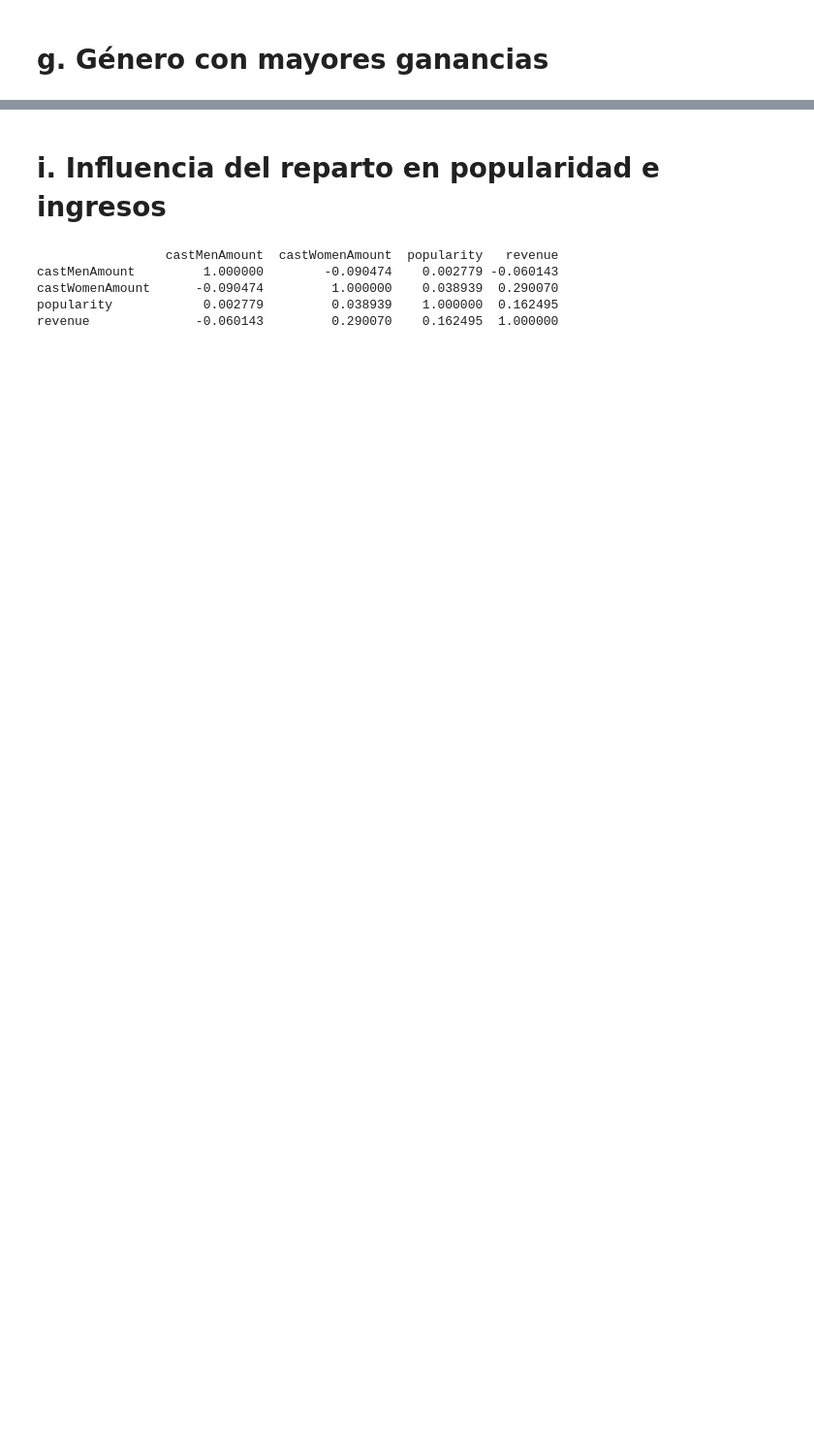
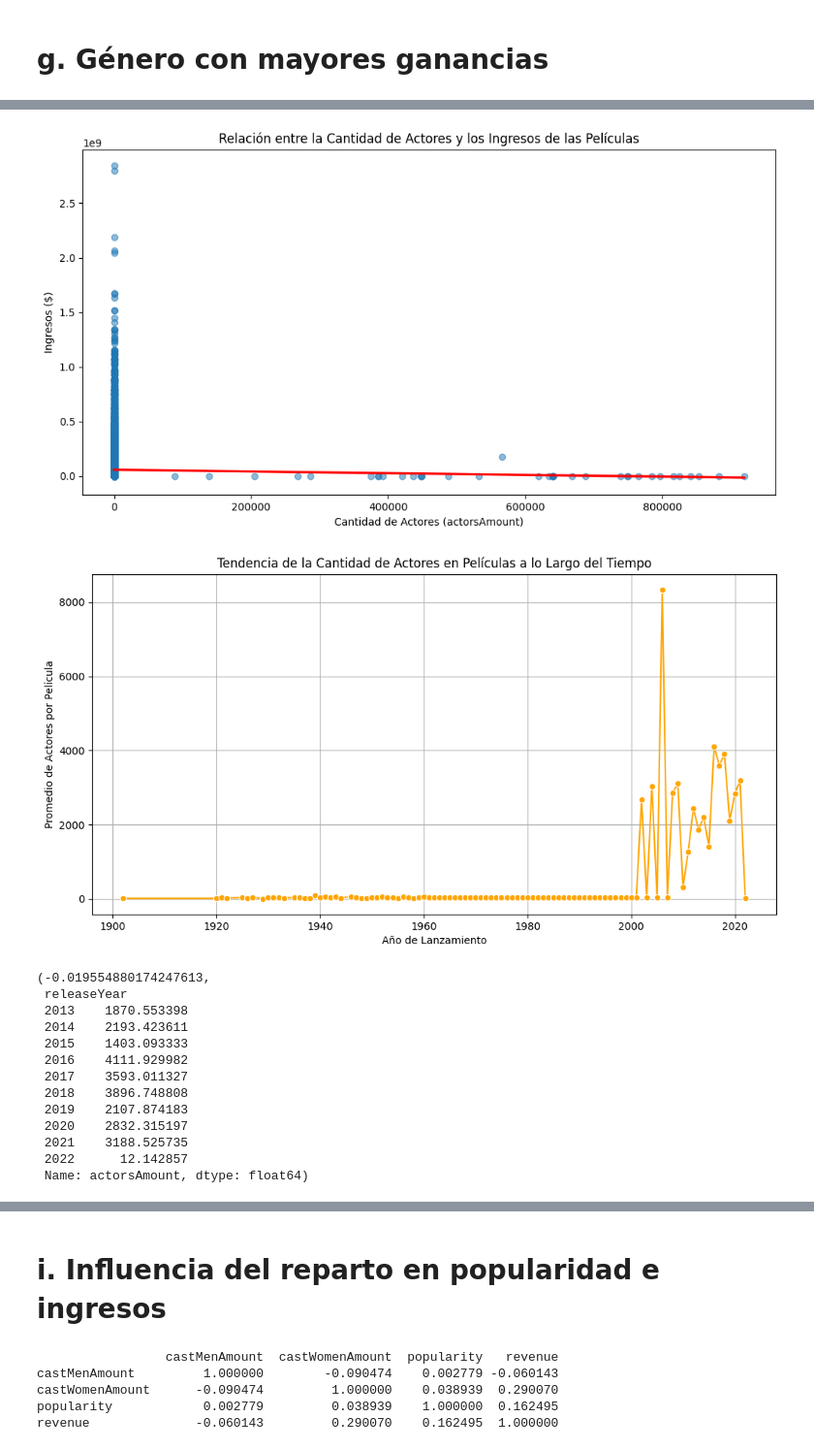
Before and after one commit to Sofiamishel2003/-An-lisis-Exploratorio, a Jupyter notebook: analisis exploratorio - movies.IPYNB, the cells around one changed output, grey strips where cells are left out. Shown at 97% size. Saved outputs shown, nothing was run; the diff lists cells and outputs as text; code cells hidden in the pictures; blank space fills up the shorter version.

```diff
--- a/analisis exploratorio - movies.IPYNB
+++ b/analisis exploratorio - movies.IPYNB
@@ -109,0 +226,43 @@ Name: profit, dtype: float64
+# %%
+df["releaseDate"] = pd.to_datetime(df["releaseDate"], errors='coerce')
+
+# Extraer el año de lanzamiento
+df["releaseYear"] = df["releaseDate"].dt.year
+
+# 1. Relación entre cantidad de actores e ingresos
+plt.figure(figsize=(12, 6))
+sns.regplot(x=df["actorsAmount"], y=df["revenue"], scatter_kws={"alpha": 0.5}, line_kws={"color": "red"})
+plt.xlabel("Cantidad de Actores (actorsAmount)")
+plt.ylabel("Ingresos ($)")
+plt.title("Relación entre la Cantidad de Actores y los Ingresos de las Películas")
+plt.show()
+# Calcular la correlación entre cantidad de actores e ingresos
+actors_amount_corr = df["actorsAmount"].corr(df["revenue"])
+# 2. ¿Se han hecho películas con más actores en los últimos años?
+actors_per_year = df.groupby("releaseYear")["actorsAmount"].mean()
+# Gráfico de tendencia de cantidad de actores por año
+plt.figure(figsize=(12, 6))
+sns.lineplot(x=actors_per_year.index, y=actors_per_year.values, marker="o", linestyle="-", color="orange")
+plt.xlabel("Año de Lanzamiento")
+plt.ylabel("Promedio de Actores por Película")
+plt.title("Tendencia de la Cantidad de Actores en Películas a lo Largo del Tiempo")
+plt.grid(True)
+plt.show()
+# Mostrar correlación y resumen de la cantidad de actores a lo largo del tiempo
+actors_amount_corr, actors_per_year.tail(10)
+# %% [output]
+[figure, added]
+[figure, added]
+(-0.019554880174247613,
+ releaseYear
+ 2013    1870.553398
+ 2014    2193.423611
+ 2015    1403.093333
+ 2016    4111.929982
+ 2017    3593.011327
+ 2018    3896.748808
+ 2019    2107.874183
+ 2020    2832.315197
+ 2021    3188.525735
+ 2022      12.142857
+ Name: actorsAmount, dtype: float64)
```
Also changed, not shown: parts of 38 cells of this notebook.
